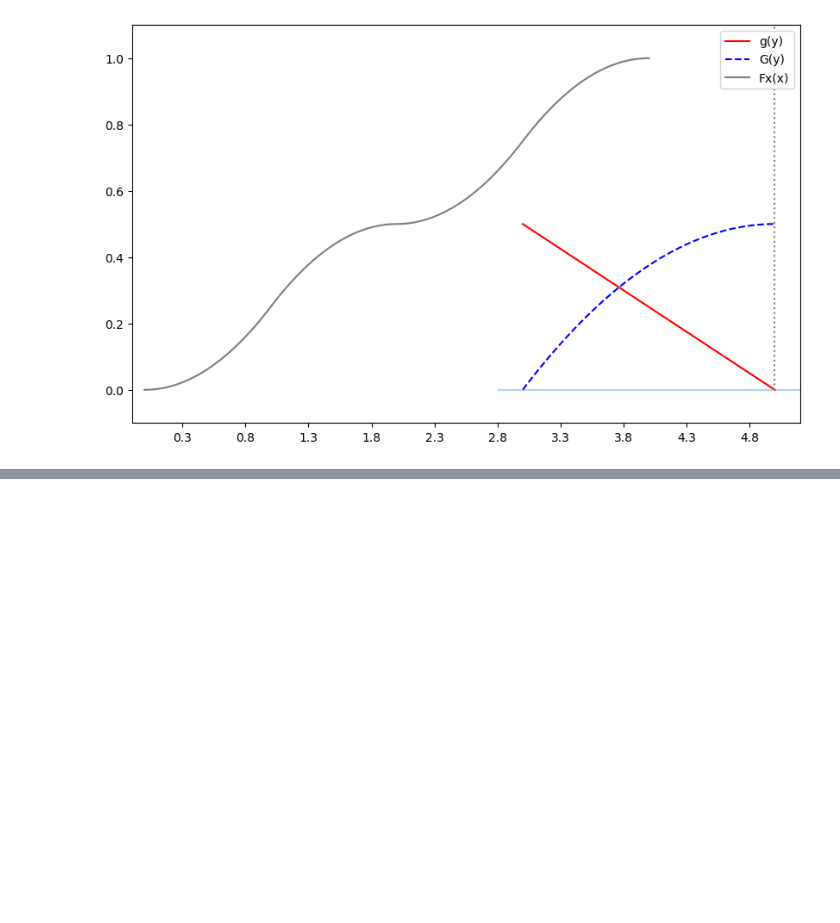
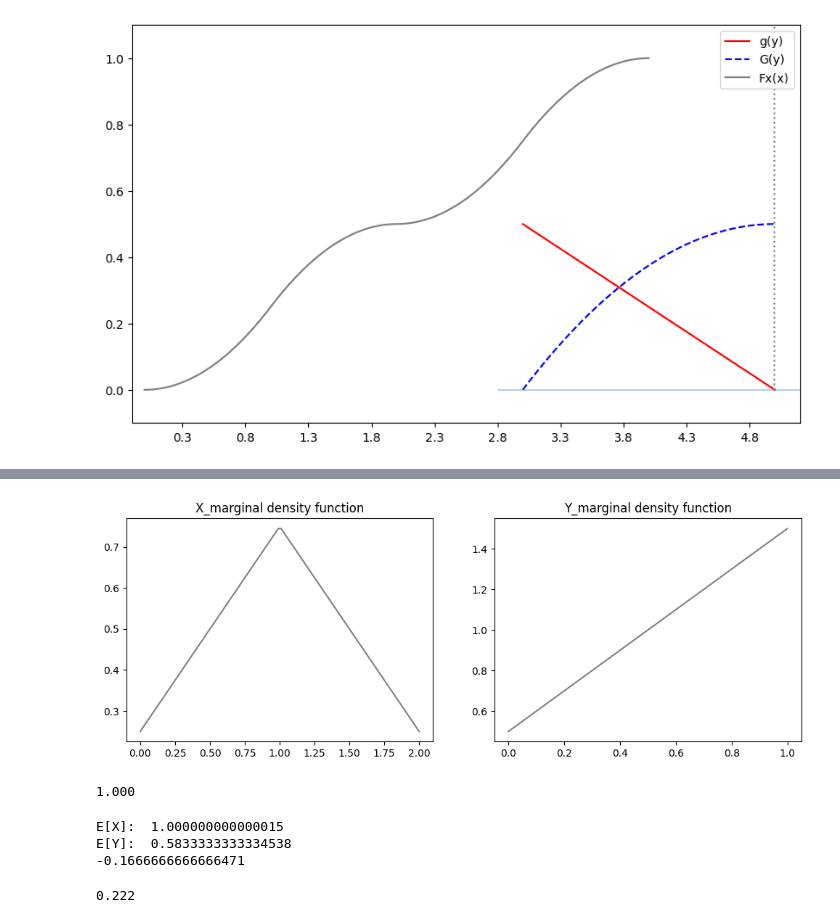
Before and after one commit to sooinp/Desktop, a Jupyter notebook: VSCode/통계분석2/0120.ipynb, the cells around one changed output, grey strips where cells are left out. Drawn from its saved outputs; the diff is of its cells as text; code cells hidden in the pictures; blank space fills up the shorter version.

```diff
--- a/VSCode/통계분석2/0120.ipynb
+++ b/VSCode/통계분석2/0120.ipynb
@@ -232,0 +477,66 @@ plt.show()
+# %%
+from functools import partial
+
+def f_X(x):
+    return integrate.quad(partial(f_XY, x), -np.inf, np.inf)[0]
+def f_Y(y):
+    return integrate.quad(partial(f_XY, y=y), -np.inf, np.inf)[0]
+
+X = [x_range, f_X]
+Y = [y_range, f_Y]
+# %%
+#3번
+xs = np.linspace(*x_range, 100)
+ys = np.linspace(*y_range, 100)
+
+fig = plt.figure(figsize=(12, 4))
+ax1 = fig.add_subplot(121)
+ax2 = fig.add_subplot(122)
+ax1.plot(xs, [f_X(x) for x in xs], color='gray')
+ax2.plot(ys, [f_Y(y) for y in ys], color='gray')
+ax1.set_title('X_marginal density function')
+ax2.set_title('Y_marginal density function')
+
+plt.show()
+# %% [output]
+[figure, added]
+# %%
+def integrand(x, y):
+    return x * f_XY(x, y)
+
+integrate.nquad(integrand,
+                [[-np.inf, np.inf],
+                 [-np.inf, np.inf]])[0]
+# %% [output]
+1.000
+# %%
+def E(XY, g):
+    x_range, y_range, f_XY = XY
+    def integrand(x, y):
+        return g(x, y) * f_XY(x, y)
+
+    return integrate.nquad(integrand,
+                           [[-np.inf, np.inf],
+                            [-np.inf, np.inf]])[0]
+
+mean_X = E(XY, lambda x, y: x)
+mean_Y = E(XY, lambda x, y: y)
+
+print("E[X]: ", mean_X)
+print("E[Y]: ", mean_Y)
+
+a, b = 1, -2
+print(E(XY, lambda x, y: a*x + b*y))
+# %% [output]
+E[X]:  1.000000000000015
+E[Y]:  0.5833333333334538
+-0.1666666666666471
+# %%
+def integrand(x, y):
+    return (x - mean_X)**2 * f_XY(x, y)
+
+integrate.nquad(integrand,
+                [[-np.inf, np.inf],
+                 [-np.inf, np.inf]])[0]
+# %% [output]
+0.222
```
Also changed, not shown: parts of 33 cells of this notebook.
